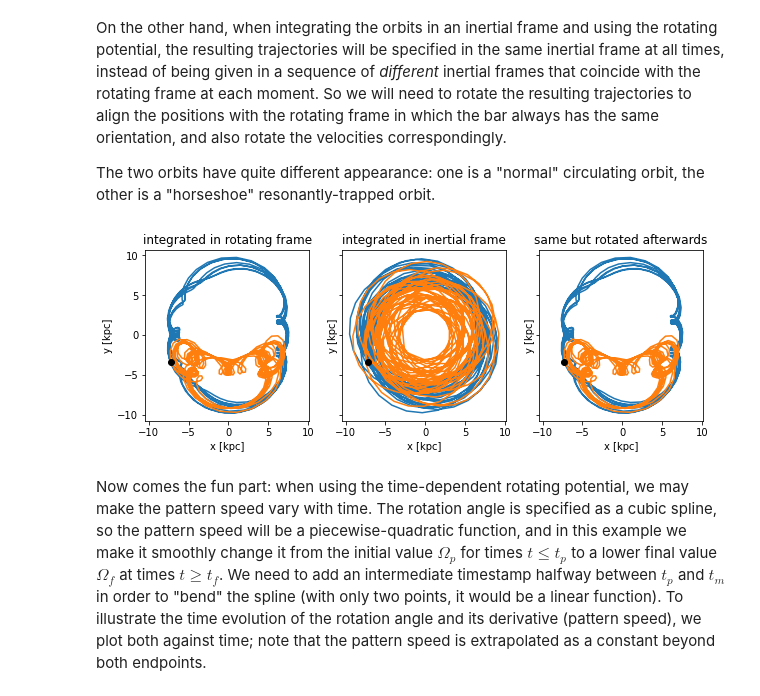
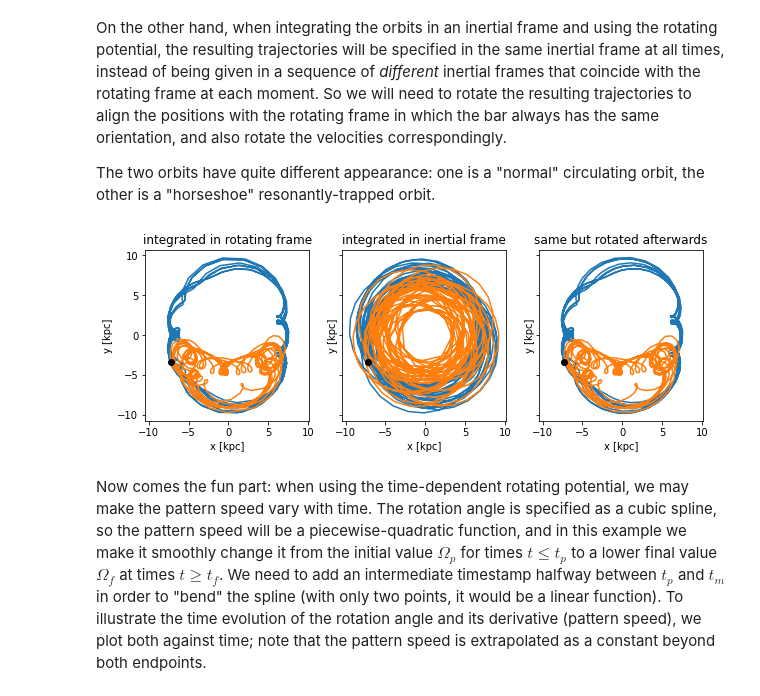
Before and after one commit to GalacticDynamics-Oxford/Agama, a Jupyter notebook: py/tutorial_potential.ipynb, the cells around one changed output. Saved outputs shown, nothing was run; the diff lists cells and outputs as text; code cells hidden in the pictures.

Commit message:
added the agama.Orbit Python class for representing the result of orbit integration in the form of spline interpolators

```diff
--- a/py/tutorial_potential.ipynb
+++ b/py/tutorial_potential.ipynb
@@ -347,7 +343,7 @@ axisZtoX = 0.25
 r0ell    = r0 * (axisYtoX * axisZtoX)**(-1./3)
 k        = 4.0  # boxy shape
 dens_my  = make_bar_density(rho0, r0ell, r0ell * axisYtoX, r0ell * axisZtoX, k, n)
-dens_bar = agama.Density(dens_my)
+dens_bar = agama.Density(density=dens_my, symmetry='t')
 print("Boxy model mass: %.3g" % dens_bar.totalMass())
 # %% [output]
 Boxy model mass: 3.17e+10
@@ -355,7 +351,7 @@ Boxy model mass: 3.17e+10
 Whoops, the mass turned out to be 50% higher than for an ellipsoidal (non-boxy) model, naturally because there is more space inside a boxy ellipse! Let's fix it and also verify that the shape is indeed boxy.
 # %%
 rho0 *= (pot_bulge.totalMass() / dens_bar.totalMass())
-dens_bar = agama.Density(make_bar_density(rho0, r0ell, r0ell * axisYtoX, r0ell * axisZtoX, k, n))
+dens_bar = agama.Density(density=make_bar_density(rho0, r0ell, r0ell * axisYtoX, r0ell * axisZtoX, k, n), symmetry='t')
 gridx0z = numpy.column_stack((grid2R.reshape(-1), grid2R.reshape(-1)*0, grid2z.reshape(-1)))
 gridxy0 = numpy.column_stack((grid2R.reshape(-1), grid2z.reshape(-1), 0*grid2z.reshape(-1)))
 ax = plt.subplots(1, 2, figsize=(13.5,4))[1]
@@ -567,17 +562,30 @@ ictmp = numpy.array([
     [-R0, 0, 0, 0.0, 0.9*vcirc0, 0],
     [-R0, 0, 0, 0.0, 0.8*vcirc0, 0] ])  # temporarily place IC along the X axis
 ic = rotate(ictmp, bar_angle)           # and then rotate to place it below the X axis
-print('Initial conditions (first aligned with X axis, then rotated):\n%s\n%s' % (ictmp, ic))
+print('Initial conditions (first aligned with X axis, then rotated):\n%s\n%s\n' % (ictmp, ic))
 
 inttime  = 6.0  # expressed in our time units, i.e. 0.98 Gyr - in what follows, we approximately refer to it as Gyr
-trajsize = 601
 # integrate the orbits in the rotating frame, using a static potential and providing the pattern speed
-result1 = agama.orbit(potential=pot_mw_static, ic=ic, time=inttime, trajsize=trajsize, Omega=Omega_p)
-print('Result of orbit integration (array of shape %s):\n%s' % (result1.shape, result1))
-print('0th orbit: timestamps (shape %s) and trajectory (shape %s):\n%s\n%s' %
-    (result1[0,0].shape, result1[0,1].shape, result1[0,0], result1[0,1]))
+result1 = agama.orbit(potential=pot_mw_static, ic=ic, time=inttime, dtype=object, Omega=Omega_p)
+print('Result of orbit integration represented by Orbit interpolators (array of shape %s):\n%s' %
+    (result1.shape, result1))
+# convert the orbit interpolator into an array of times and 6d trajectory points.
+# in this expression you're not accidentally seeing double:
+# the 'orbit' object inside the round brackets produces the array of timestamps,
+# while the same 'orbit' object acting as a function on the array of timestamps
+# produces the corresponding 6d phase-space points;
+# of course, one may evaluate it at any other time between orbit[0]=0 and orbit[trajsize-1]=inttime
+trajs1 = [orbit(orbit) for orbit in result1]
+numpy.set_printoptions(threshold=100, linewidth=100, edgeitems=3)   # reduce the size of the printout
+print('0th orbit times (length %i) and trajectory (shape %s):\n%s\n%s\n' %
+    (len(result1[0]), trajs1[0].shape, numpy.array(result1[0]), trajs1[0]))
 
 # integrate the orbits in the inertial frame, using a rotating potential
+trajsize = 601  # this time we output the orbits as arrays at regularly spaced times
 result2 = agama.orbit(potential=pot_mw_rotating, ic=ic, time=inttime, trajsize=trajsize)
+print('Result of orbit integration represented by timestamps and trajectories (array of shape %s):\n%s' %
+    (result2.shape, result2))
+print('0th orbit: timestamps (shape %s) and trajectory (shape %s):\n%s\n%s' %
+    (result2[0,0].shape, result2[0,1].shape, result2[0,0], result2[0,1]))
 # %% [output]
 Initial conditions (first aligned with X axis, then rotated):
@@ -605,22 +613,22 @@ On the other hand, when integrating the orbits in an inertial frame and using th
 The two orbits have quite different appearance: one is a "normal" circulating orbit, the other is a "horseshoe" resonantly-trapped orbit.
 # %%
 ax = plt.subplots(1, 3, figsize=(10,4), sharex=True, sharey=True)[1]
-for orb in result1[:,1]:
-    ax[0].plot(orb[:,0], orb[:,1])
+for traj in trajs1:
+    ax[0].plot(traj[:,0], traj[:,1])
 ax[0].set_title('integrated in rotating frame')
-for t,orb in result2:
-    ax[1].plot(orb[:,0], orb[:,1])
-    rot_orb = rotate(orb, -t*Omega_p)
-    ax[2].plot(rot_orb[:,0], rot_orb[:,1])
+for t,traj in result2:
+    ax[1].plot(traj[:,0], traj[:,1])
+    rot_traj = rotate(traj, -t*Omega_p)
+    ax[2].plot(rot_traj[:,0], rot_traj[:,1])
 ax[1].set_title('integrated in inertial frame')
 ax[2].set_title('same but rotated afterwards')
 for a in ax:
     a.set_aspect('equal')
     a.set_xlabel('x [kpc]')
     a.set_ylabel('y [kpc]')
     a.plot(ic[0,0], ic[0,1], 'ko')  # initial point, common for both orbits
 # %% [output]
-[figure, old version]
+[figure, new version]
 # %% [markdown]
 Now comes the fun part: when using the time-dependent rotating potential, we may make the pattern speed vary with time. The rotation angle is specified as a cubic spline, so the pattern speed will be a piecewise-quadratic function, and in this example we make it smoothly change it from the initial value $\Omega_p$ for times $t\le t_p$ to a lower final value $\Omega_f$ at times $t\ge t_f$. We need to add an intermediate timestamp halfway between $t_p$ and $t_m$ in order to "bend" the spline (with only two points, it would be a linear function). To illustrate the time evolution of the rotation angle and its derivative (pattern speed), we plot both against time; note that the pattern speed is extrapolated as a constant beyond both endpoints.
 # %%
```
Also changed, not shown: parts of 23 cells of this notebook, 27 other files.
